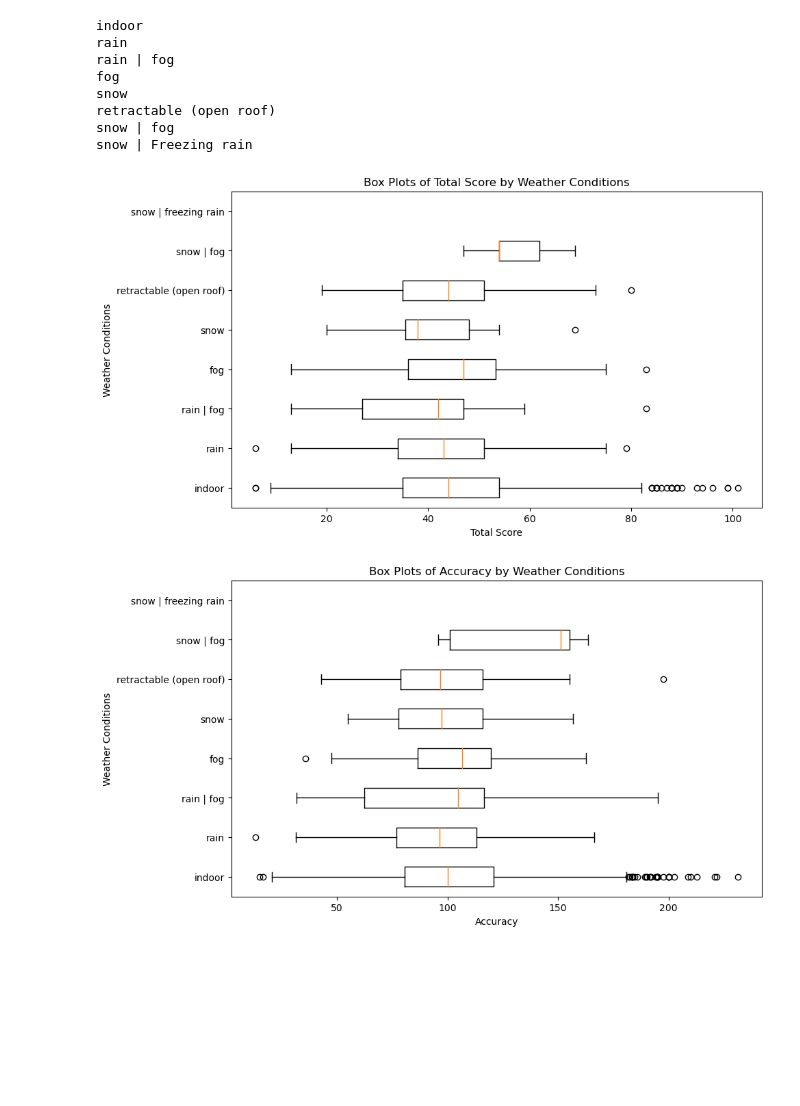
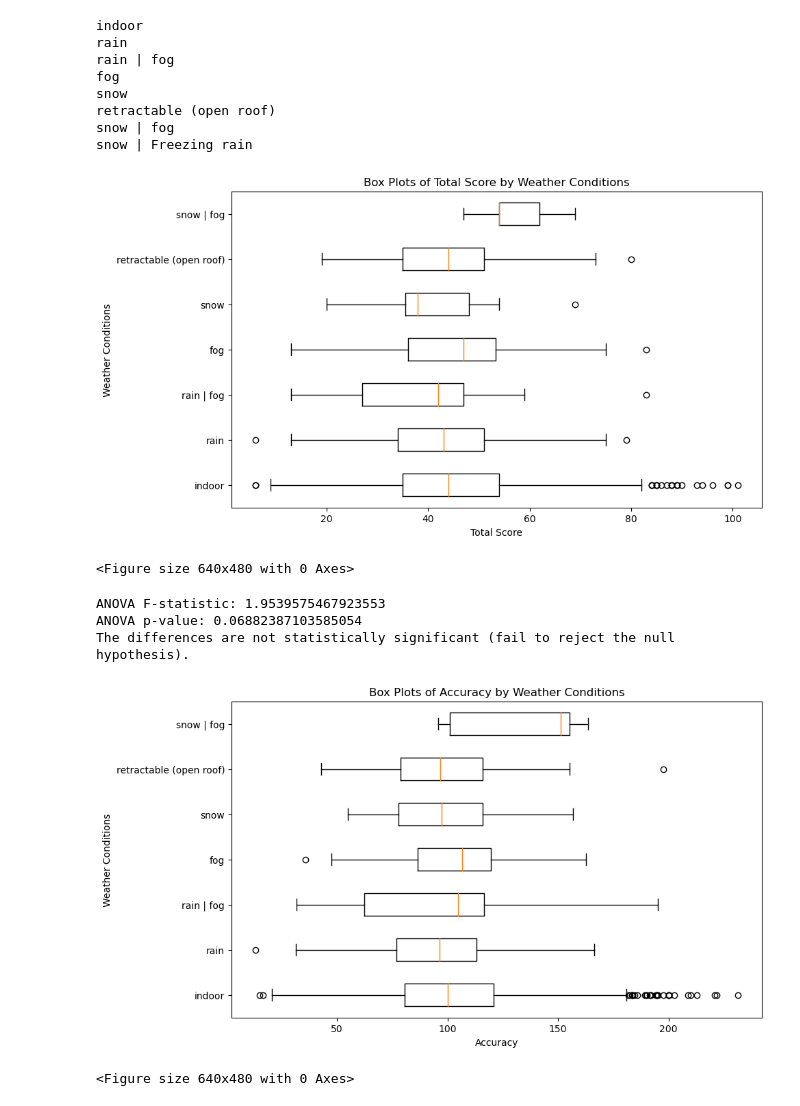
Before and after one commit to davisdw/Project_1_Group_5, a Jupyter notebook: Analysis(Ryan).ipynb, the cells around one changed output. Saved outputs shown, nothing was run; the diff lists cells and outputs as text; code cells hidden in the pictures; blank space fills up the shorter version.

```diff
--- a/Analysis(Ryan).ipynb
+++ b/Analysis(Ryan).ipynb
@@ -462,0 +562,33 @@ See the caveats in the documentation: https://pandas.pydata.org/pandas-docs/stab
+# %%
+# Create a mapping for temperature categories to numeric values
+temperature_category_mapping = {
+    "very hot": 5,
+    "hot": 4,
+    "warm": 3,
+    "cool": 2,
+    "cold": 1,
+    "very cold": 0
+}
+
+# Map the "temperature_category" to numeric values
+final_scores_data['temp_feel_numeric'] = final_scores_data['humid_feel'].map(temperature_category_mapping)
+
+# Create a box plot
+plt.figure(figsize=(10, 6))
+boxplot_data = []
+category_labels = []
+
+for category, group in final_scores_data.groupby('temp_feel'):
+    boxplot_data.append(group['accuracy'])
+    category_labels.append(category)
+
+plt.boxplot(boxplot_data, labels=category_labels)
+
+# Set labels and title
+plt.xlabel('Humidity Feel')
+plt.ylabel('Accuracy')
+plt.title('Box Plot of Accuracy by Humidity Feel')
+
+# Show the plot
+plt.show()
+plt.savefig('images/ACChum.png')
@@ -484,7 +647,7 @@ snow | fog
 snow | Freezing rain
 # %%
 # Define the specific weather conditions
-specific_conditions = ["indoor", "rain", "rain | fog", "fog", "snow", "retractable (open roof)", "snow | fog", "snow | freezing rain"]
+specific_conditions = ["indoor", "rain", "rain | fog", "fog", "snow", "retractable (open roof)", "snow | fog"]
 
 # Create a list to store boxplot data and labels
 boxplot_data = []
@@ -507,32 +670,61 @@ plt.title('Box Plots of Total Score by Weather Conditions')
 
 # Show the plot
 plt.show()
+plt.savefig('images/TSWC.png')
 # %% [output]
-[figure, old version]
+[figure, new version]
+<Figure size 640x480 with 0 Axes>
+# %%
+# Perform the ANOVA test on 'total_score' by 'weather_detail' categories
+anova_result = st.f_oneway(
+    final_scores_data['total_score'][final_scores_data['weather_detail'] == "indoor"],
+    final_scores_data['total_score'][final_scores_data['weather_detail'] == "rain"],
+    final_scores_data['total_score'][final_scores_data['weather_detail'] == "rain | fog"],
+    final_scores_data['total_score'][final_scores_data['weather_detail'] == "fog"],
+    final_scores_data['total_score'][final_scores_data['weather_detail'] == "snow"],
+    final_scores_data['total_score'][final_scores_data['weather_detail'] == "retractable (open roof)"],
+    final_scores_data['total_score'][final_scores_data['weather_detail'] == "snow | fog"]
+)
+
+# Print the ANOVA results
+print("ANOVA F-statistic:", anova_result.statistic)
+print("ANOVA p-value:", anova_result.pvalue)
+
+# Check for significance
+if anova_result.pvalue < 0.05:
+    print("The differences are statistically significant (reject the null hypothesis).")
+else:
+    print("The differences are not statistically significant (fail to reject the null hypothesis).")
+# %% [output]
+ANOVA F-statistic: 1.9539575467923553
+ANOVA p-value: 0.06882387103585054
+The differences are not statistically significant (fail to reject the null hypothesis).
 # %%
 # Define the specific weather conditions
-specific_conditions = ["indoor", "rain", "rain | fog", "fog", "snow", "retractable (open roof)", "snow | fog", "snow | freezing rain"]
+specific_conditions = ["indoor", "rain", "rain | fog", "fog", "snow", "retractable (open roof)", "snow | fog"]
 
 # Create a list to store boxplot data and labels
 boxplot_data = []
 category_labels = []
 
 # Filter the data for each specific condition and store the "total_score"
 for condition in specific_conditions:
     condition_data = weather_details[weather_details['weather_detail'] == condition]['accuracy']
     boxplot_data.append(condition_data)
     category_labels.append(condition)
 
 # Create a box plot
 plt.figure(figsize=(10, 6))
 plt.boxplot(boxplot_data, labels=category_labels, vert=False)
 
 # Set labels and title
 plt.xlabel('Accuracy')
 plt.ylabel('Weather Conditions')
 plt.title('Box Plots of Accuracy by Weather Conditions')
 
 # Show the plot
 plt.show()
+plt.savefig('images/ACCWC.png')
 # %% [output]
-[figure, old version]
+[figure, new version]
+<Figure size 640x480 with 0 Axes>
```
Also changed, not shown: parts of 20 cells of this notebook, 11 other files.
